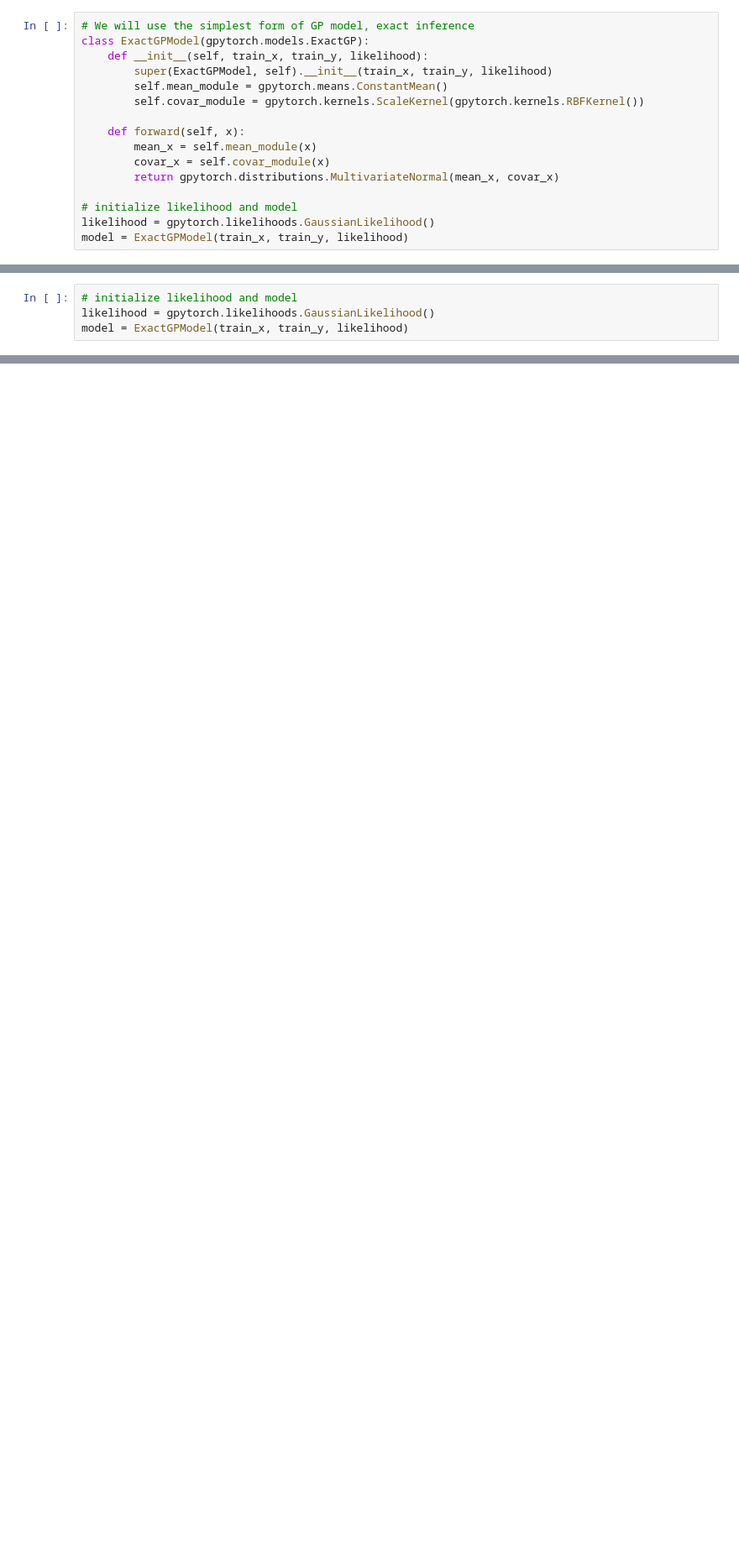
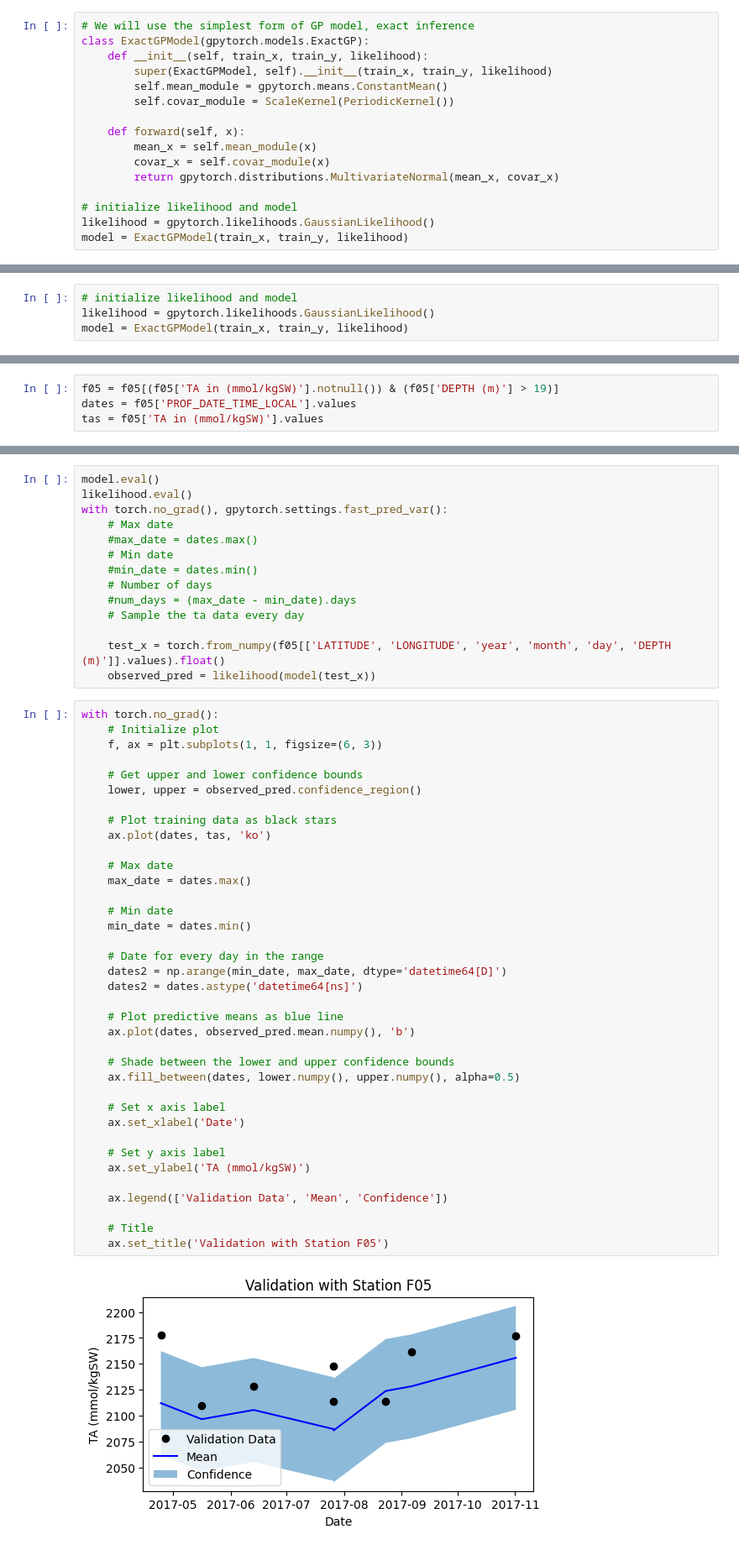
Before and after one commit to becklabs/oa-modeling, a Jupyter notebook: code/dataAnalysis/MultifidelityModeling.ipynb, the cells around one changed output, grey strips where cells are left out. Shown: that part at 84% size. Cells and saved outputs as stored; diff of their text form; blank space fills up the shorter version.

```diff
--- a/code/dataAnalysis/MultifidelityModeling.ipynb
+++ b/code/dataAnalysis/MultifidelityModeling.ipynb
@@ -97,7 +135,7 @@ class ExactGPModel(gpytorch.models.ExactGP):
     def __init__(self, train_x, train_y, likelihood):
         super(ExactGPModel, self).__init__(train_x, train_y, likelihood)
         self.mean_module = gpytorch.means.ConstantMean()
-        self.covar_module = gpytorch.kernels.ScaleKernel(gpytorch.kernels.RBFKernel())
+        self.covar_module = ScaleKernel(PeriodicKernel())
 
     def forward(self, x):
         mean_x = self.mean_module(x)
@@ -193,0 +200,4 @@ plt.scatter(observed_pred.mean, train_y)
+# %%
+f05 = f05[(f05['TA in (mmol/kgSW)'].notnull()) & (f05['DEPTH (m)'] > 19)]
+dates = f05['PROF_DATE_TIME_LOCAL'].values
+tas = f05['TA in (mmol/kgSW)'].values
@@ -193,0 +216,53 @@ plt.scatter(observed_pred.mean, train_y)
+# %%
+model.eval()
+likelihood.eval()
+with torch.no_grad(), gpytorch.settings.fast_pred_var():
+    # Max date
+    #max_date = dates.max()
+    # Min date
+    #min_date = dates.min()
+    # Number of days
+    #num_days = (max_date - min_date).days
+    # Sample the ta data every day
+
+    test_x = torch.from_numpy(f05[['LATITUDE', 'LONGITUDE', 'year', 'month', 'day', 'DEPTH (m)']].values).float()
+    observed_pred = likelihood(model(test_x))
+# %%
+with torch.no_grad():
+    # Initialize plot
+    f, ax = plt.subplots(1, 1, figsize=(6, 3))
+
+    # Get upper and lower confidence bounds
+    lower, upper = observed_pred.confidence_region()
+
+    # Plot training data as black stars
+    ax.plot(dates, tas, 'ko')
+
+    # Max date
+    max_date = dates.max()
+
+    # Min date
+    min_date = dates.min()
+
+    # Date for every day in the range
+    dates2 = np.arange(min_date, max_date, dtype='datetime64[D]')
+    dates2 = dates.astype('datetime64[ns]')
+
+    # Plot predictive means as blue line
+    ax.plot(dates, observed_pred.mean.numpy(), 'b')
+
+    # Shade between the lower and upper confidence bounds
+    ax.fill_between(dates, lower.numpy(), upper.numpy(), alpha=0.5)
+
+    # Set x axis label
+    ax.set_xlabel('Date')
+
+    # Set y axis label
+    ax.set_ylabel('TA (mmol/kgSW)')
+
+    ax.legend(['Validation Data', 'Mean', 'Confidence'])
+
+    # Title
+    ax.set_title('Validation with Station F05')
+# %% [output]
+[figure, added]
```
Also changed, not shown: parts of 21 cells of this notebook, 3 other files.
